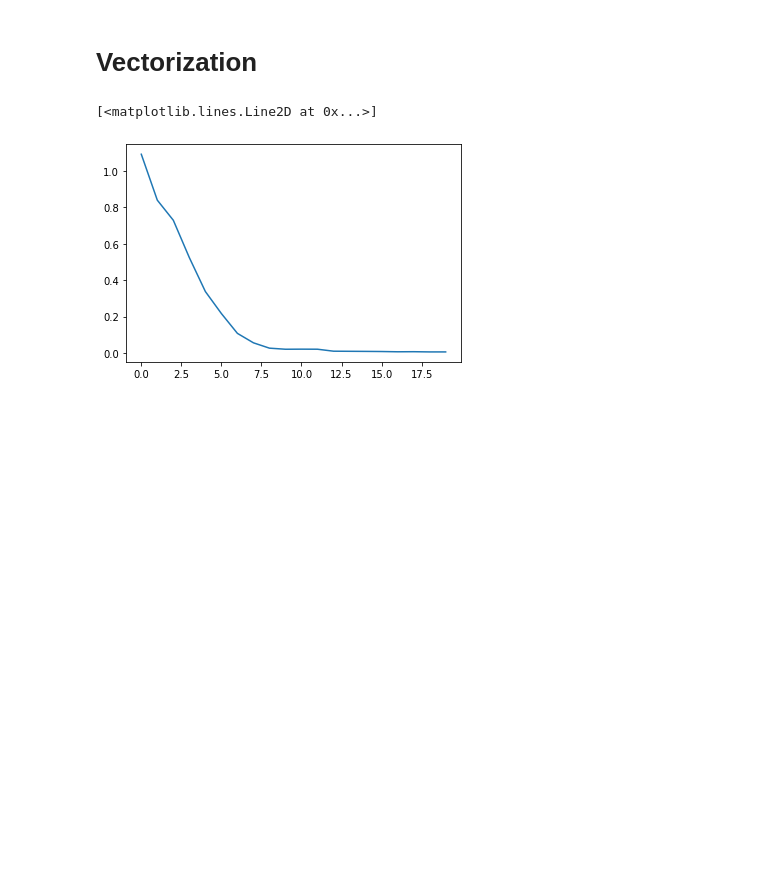
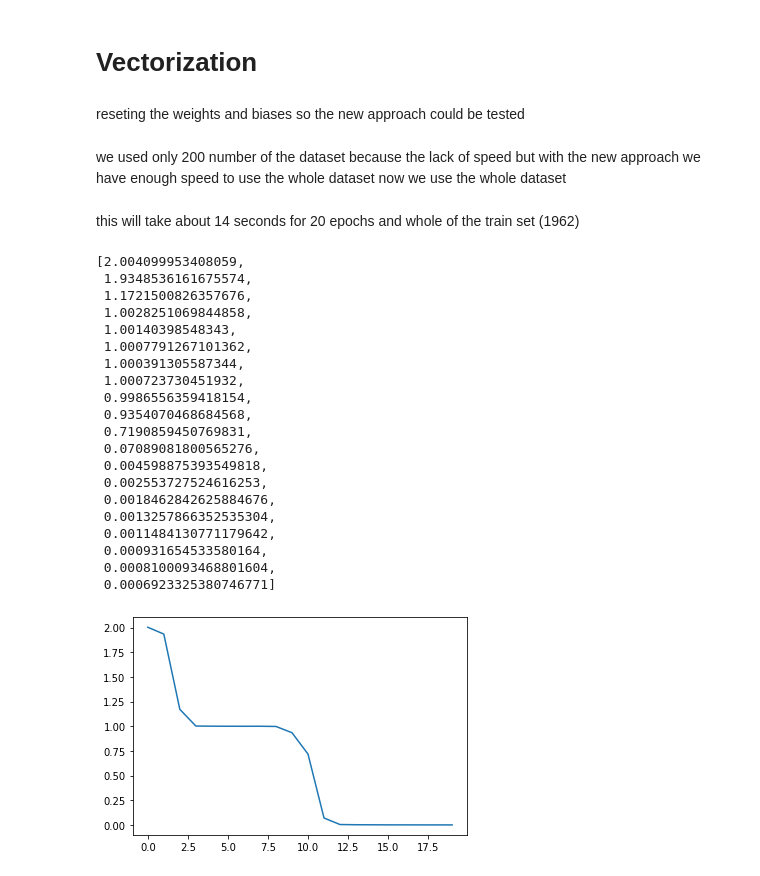
Before and after one commit to artaasadi/NeuralNetwork_proj, a Jupyter notebook: AI_Project.ipynb, the cells around one changed output. Cells and saved outputs as stored; diff of their text form; code cells hidden in the pictures; blank space fills up the shorter version.

```diff
--- a/AI_Project.ipynb
+++ b/AI_Project.ipynb
@@ -215,5 +259,24 @@ accuracy_list
 # %% [markdown]
 # Vectorization
+# %% [markdown]
+reseting the weights and biases so the new approach could be tested
+# %%
+del W1
+del W2
+del W3
+del b1
+del b2
+del b3
+W1 = np.random.normal(0, 1.0, [150, 102])
+W2 = np.random.normal(0, 1.0, [60, 150])
+W3 = np.random.normal(0, 1.0, [4, 60])
+b1 = np.zeros([150,1])
+b2 = np.zeros([60,1])
+b3 = np.zeros([4,1])
+# %% [markdown]
+we used only 200 number of the dataset because the lack of speed
+but with the new approach we have enough speed to use the whole dataset
+now we use the whole dataset
 # %%
 def sigmoid(x) :
   return 1/(1 + np.exp(-x))
@@ -224,8 +287,8 @@ batch_size = 10
 cost_list = []
 accuracy_list = []
 for epoch in range(0, epochs_num) :
-  np.random.shuffle(train_set200)
-  batches = np.array_split(train_set200, 200//batch_size)
+  np.random.shuffle(train_set)
+  batches = np.array_split(train_set, len(train_set)//batch_size)
   cost = 0
   accuracy = 0
   for batch in batches :
@@ -254,15 +317,12 @@ for epoch in range(0, epochs_num) :
 
       b2_grad += a2_grad * (a2 * (1 - a2))
 
-            # ---- 2nd layer
-            # activation
       a1_grad = np.zeros([W2_grad.shape[1], 1])
       a1_grad += np.transpose(W2) @ (a2_grad * (a2 * (1 - a2)))
-            # weight
 
       W1_grad += (a1_grad * (a1 * (1 - a1))) @ np.transpose(sample)
 
-      b1_grad += delta_2 * (a1 * (1 - a1))
+      b1_grad += a1_grad * (a1 * (1 - a1))
 
     W3 = W3 - (learning_rate * (W3_grad / batch_size))
     W2 = W2 - (learning_rate * (W2_grad / batch_size))
@@ -271,14 +331,36 @@ for epoch in range(0, epochs_num) :
     b3 = b3 - (learning_rate * (b3_grad / batch_size))
     b2 = b2 - (learning_rate * (b2_grad / batch_size))
     b1 = b1 - (learning_rate * (b1_grad / batch_size))
-  cost_list.append(cost / 200)
-  accuracy_list.append(accuracy / 200)
+  cost_list.append(cost / len(train_set))
+  accuracy_list.append(accuracy / len(train_set))
+# %% [markdown]
+this will take about 14 seconds for 20 epochs and whole of the train set (1962)
 # %%
 epoch_size = [x for x in range(epochs_num)]
 plt.plot(epoch_size, cost_list)
+cost_list
 # %% [output]
-[<matplotlib.lines.Line2D at 0x...>]
+[2.004099953408059,
+ 1.9348536161675574,
+ 1.1721500826357676,
+ 1.0028251069844858,
+ 1.00140398548343,
+ 1.0007791267101362,
+ 1.000391305587344,
+ 1.000723730451932,
+ 0.9986556359418154,
+ 0.9354070468684568,
+ 0.7190859450769831,
+ 0.07089081800565276,
+ 0.004598875393549818,
+ 0.002553727524616253,
+ 0.0018462842625884676,
+ 0.0013257866352535304,
+ 0.0011484130771179642,
+ 0.000931654533580164,
+ 0.0008100093468801604,
+ 0.0006923325380746771]
-[figure, old version]
+[figure, new version]
 # %%
 epoch_size = [x for x in range(epochs_num)]
 plt.plot(epoch_size, accuracy_list)
```
Also changed, not shown: parts of 17 cells of this notebook.
